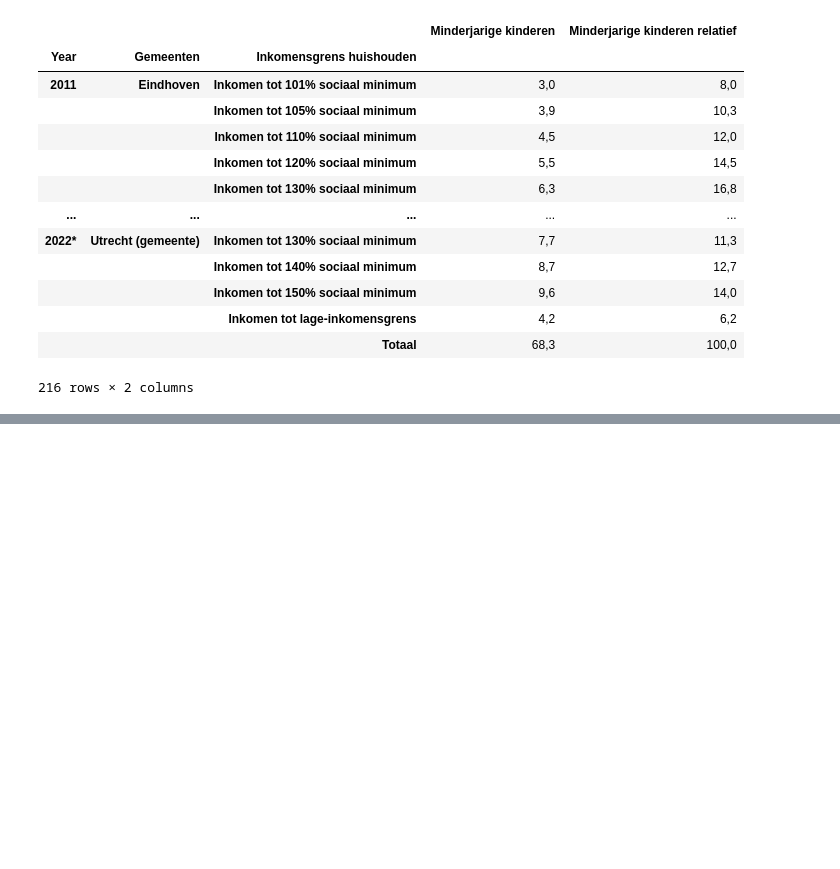
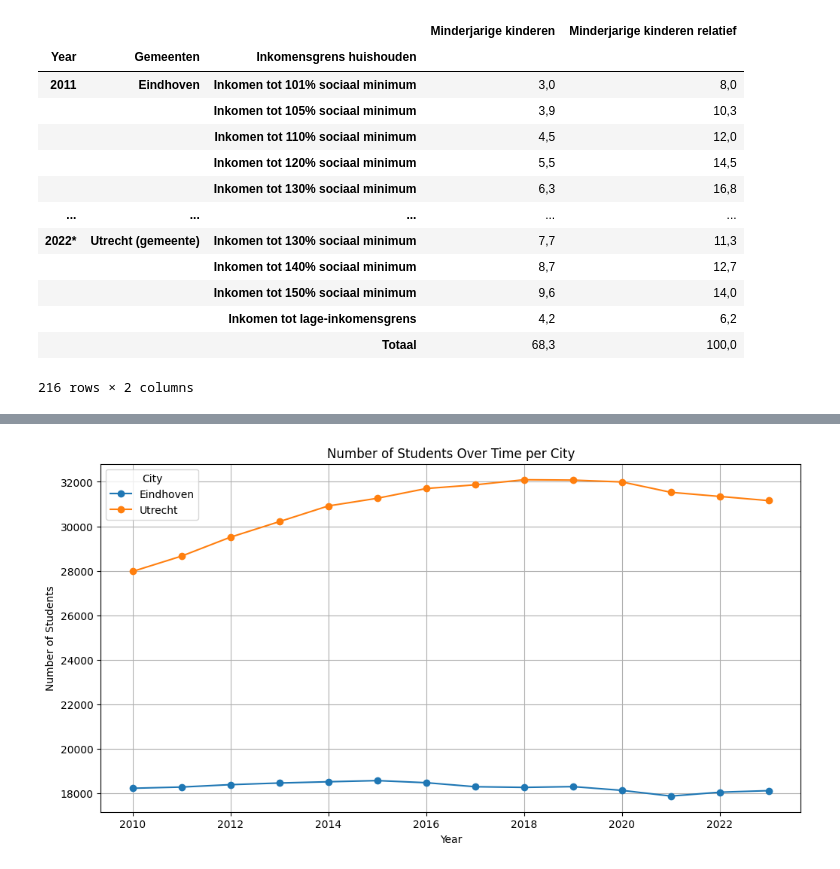
Before and after one commit to Thais02/knowledge2024, a Jupyter notebook: DataProcessing_ultimate.ipynb, the cells around one changed output, grey strips where cells are left out. Cells and saved outputs as stored; diff of their text form; code cells hidden in the pictures; blank space fills up the shorter version.

Commit message:
added primary enrollments

```diff
--- a/DataProcessing_ultimate.ipynb
+++ b/DataProcessing_ultimate.ipynb
@@ -313,0 +385,21 @@ get_poverty_df(get_csv('Laag_en_langdurig_laag_inkomen_'))
+# %%
+import matplotlib.pyplot as plt
+
+def plot_students_over_time(multi_index_combined_df):
+    plt.figure(figsize=(12, 6))
+
+    for city in multi_index_combined_df.index.get_level_values('Gemeenten').unique():
+        city_data = multi_index_combined_df.xs(city, level='Gemeenten')
+        plt.plot(city_data.index, city_data['AANTAL_LEERLINGEN'], marker='o', label=city)
+
+    plt.title('Number of Students Over Time per City')
+    plt.xlabel('Year')
+    plt.ylabel('Number of Students')
+    plt.legend(title='City')
+    plt.grid(True)
+    plt.show()
+
+# General plot
+plot_students_over_time(primary_education_df)
+# %% [output]
+[figure, added]
```
Also changed, not shown: parts of 1 cell of this notebook.
